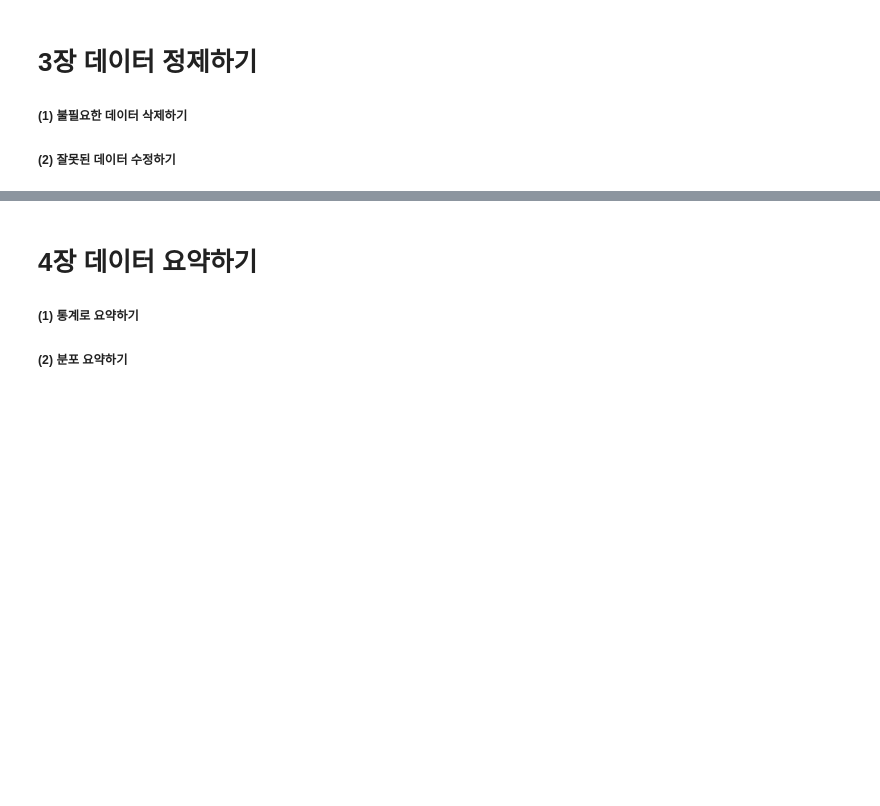
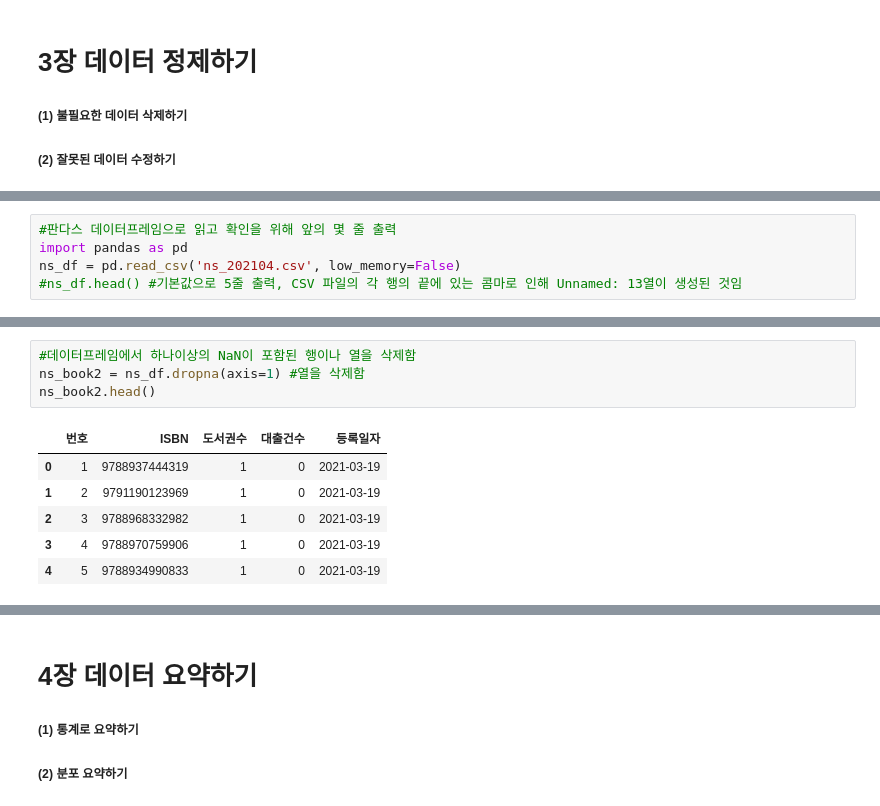
Before and after one commit to yccho1004/pythonBasic, a Jupyter notebook: HonGong-DataAnalysis_py/basics_DA.ipynb, the cells around one changed output, grey strips where cells are left out. Drawn from its saved outputs; the diff is of its cells as text; blank space fills up the shorter version.

```diff
--- a/HonGong-DataAnalysis_py/basics_DA.ipynb
+++ b/HonGong-DataAnalysis_py/basics_DA.ipynb
@@ -227,0 +237,5 @@ from bs4 import BeautifulSoup
+# %%
+#판다스 데이터프레임으로 읽고 확인을 위해 앞의 몇 줄 출력
+import pandas as pd
+ns_df = pd.read_csv('ns_202104.csv', low_memory=False)
+#ns_df.head() #기본값으로 5줄 출력, CSV 파일의 각 행의 끝에 있는 콤마로 인해 Unnamed: 13열이 생성된 것임
@@ -227,0 +273,11 @@ from bs4 import BeautifulSoup
+# %%
+#데이터프레임에서 하나이상의 NaN이 포함된 행이나 열을 삭제함
+ns_book2 = ns_df.dropna(axis=1) #열을 삭제함
+ns_book2.head()
+# %% [output]
+|  | 번호 | ISBN | 도서권수 | 대출건수 | 등록일자 |
+| 0 | 1 | 9788937444319 | 1 | 0 | 2021-03-19 |
+| 1 | 2 | 9791190123969 | 1 | 0 | 2021-03-19 |
+| 2 | 3 | 9788968332982 | 1 | 0 | 2021-03-19 |
+| 3 | 4 | 9788970759906 | 1 | 0 | 2021-03-19 |
+| 4 | 5 | 9788934990833 | 1 | 0 | 2021-03-19 |
```
Also changed, not shown: parts of 15 cells of this notebook, 2 other files.
